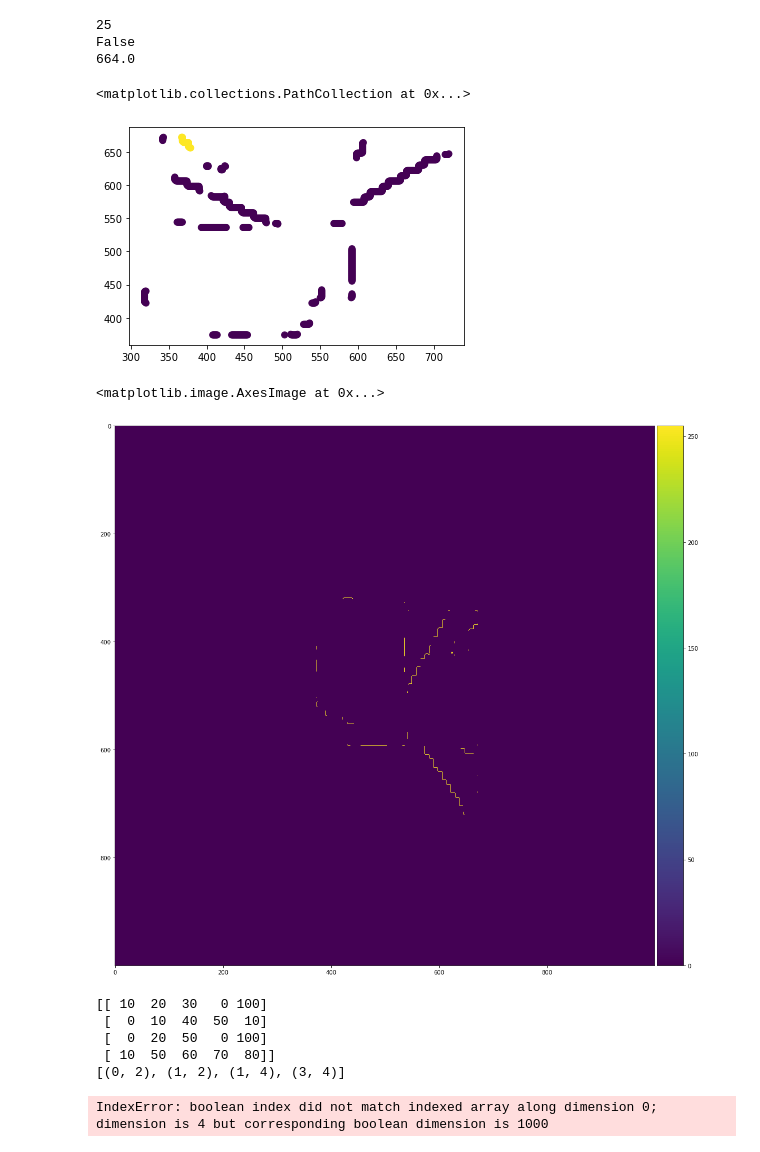
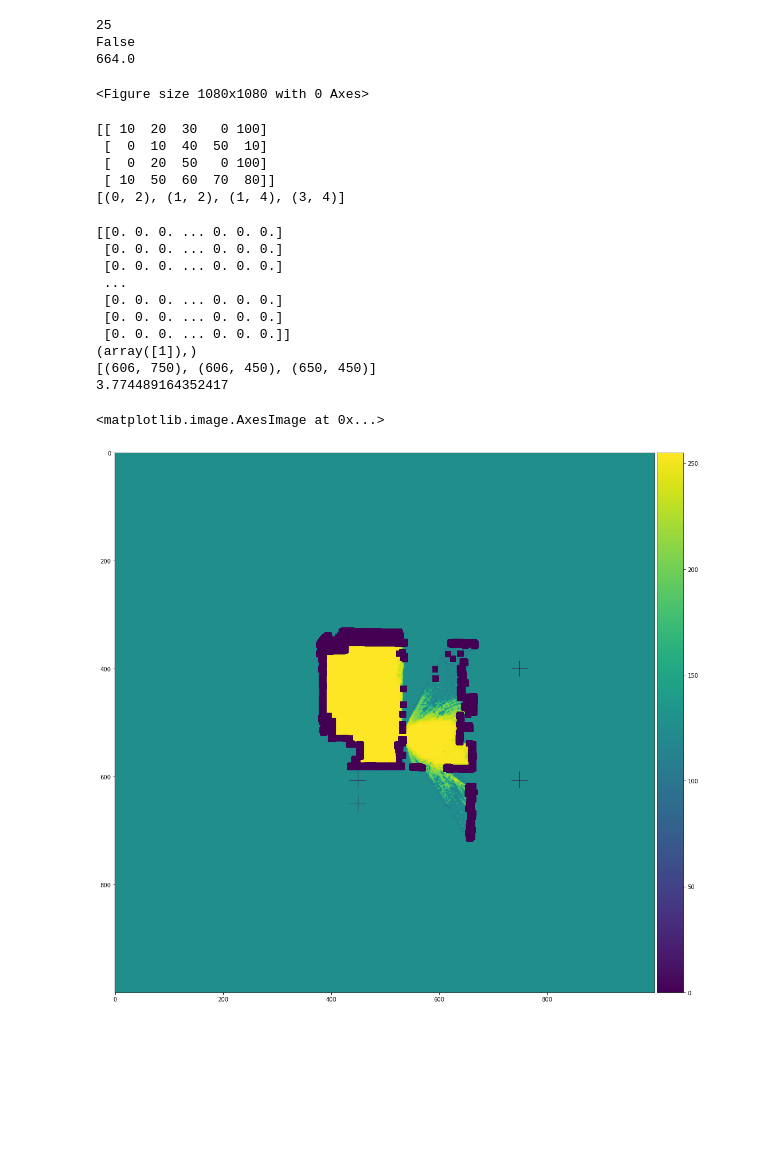
Before and after one commit to davidshttintin/MultiRobotSLAM, a Jupyter notebook: frontier.ipynb, the cells around one changed output. Cells and saved outputs as stored; diff of their text form; code cells hidden in the pictures; blank space fills up the shorter version.

Commit message:
new path planning with straight lines:

```diff
--- a/frontier.ipynb
+++ b/frontier.ipynb
@@ -129,13 +125,11 @@ ones = np.nonzero(ccopy)
 print(ones[0].size)
 print(np.mean(cx[ones]) == np.nan)
 print(np.mean(cy[ones]))
-plt.scatter(*np.transpose(cordinates), c=ccopy)
+# plt.scatter(*np.transpose(cordinates), c=ccopy)
 # %% [output]
 25
 False
 664.0
-<matplotlib.collections.PathCollection at 0x...>
-[figure, removed]
 # %%
 sys.path.append('/home/daly/vrep_ws/slam-master-jason')
 from lib.frontier import *
@@ -147,10 +141,9 @@ plt.figure(figsize=(15, 15))
 #b = sk.measure.block_reduce(a, (2,2), np.min)
 #b = transform.resize(a, size, preserve_range=True)
 b = preprocess_grid(b)
-skio.imshow(frontier(b))
+# skio.imshow(frontier(b))
 # %% [output]
-<matplotlib.image.AxesImage at 0x...>
+<Figure size 1080x1080 with 0 Axes>
-[figure, removed]
 # %%
 from lib.pathplanner import lee_planning_path
 # %% [output]
@@ -162,30 +155,42 @@ from lib.pathplanner import lee_planning_path
 # %%
 def color_wp(grid, wp, c):
     for i in range(wp[0]-15, wp[0]+15):
         grid[i][wp[1]] = c
     for i in range(wp[1]-15, wp[1]+15):
         grid[wp[0]][i] = c
     return grid
 
 a = skio.imread("run1.jpg")
 a = a[::-1]
 b = a.copy()
 size = b.shape
 b = sk.measure.block_reduce(a, (2,2), np.min)
 b = transform.resize(b, size, preserve_range=True)
 obst_b = grow_obstacle(b)
 double_obst_b = grow_obstacle(obst_b)
 import time
 tstart = time.time()
-wps = lee_planning_path(double_obst_b, (650, 450), (400, 750))
+wps = lee(double_obst_b, (650, 450), (400, 750))
+print(wps)
 tend = time.time()
 print(tend - tstart)
 obst_b = color_wp(obst_b, (650, 450), 0.6)
 obst_b = color_wp(obst_b, (400, 750), 0.8)
 for wp in wps:
     obst_b = color_wp(obst_b, wp, 0.8)
 plt.figure(figsize=(15, 15))
 skio.imshow(obst_b)
 # %% [output]
-IndexError: boolean index did not match indexed array along dimension 0; dimension is 4 but corresponding boolean dimension is 1000
+[[0. 0. 0. ... 0. 0. 0.]
+ [0. 0. 0. ... 0. 0. 0.]
+ [0. 0. 0. ... 0. 0. 0.]
+ ...
+ [0. 0. 0. ... 0. 0. 0.]
+ [0. 0. 0. ... 0. 0. 0.]
+ [0. 0. 0. ... 0. 0. 0.]]
+(array([1]),)
+[(606, 750), (606, 450), (650, 450)]
+3.774489164352417
+<matplotlib.image.AxesImage at 0x...>
+[figure, added]
 # %%
```
Also changed, not shown: parts of 14 cells of this notebook, 1 other file.
